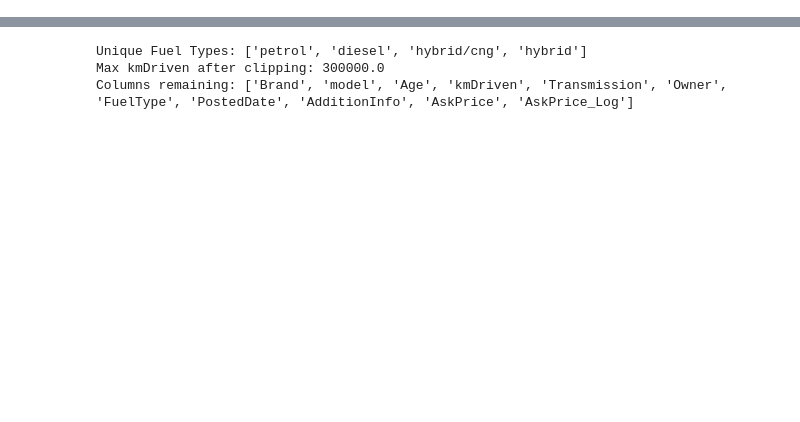
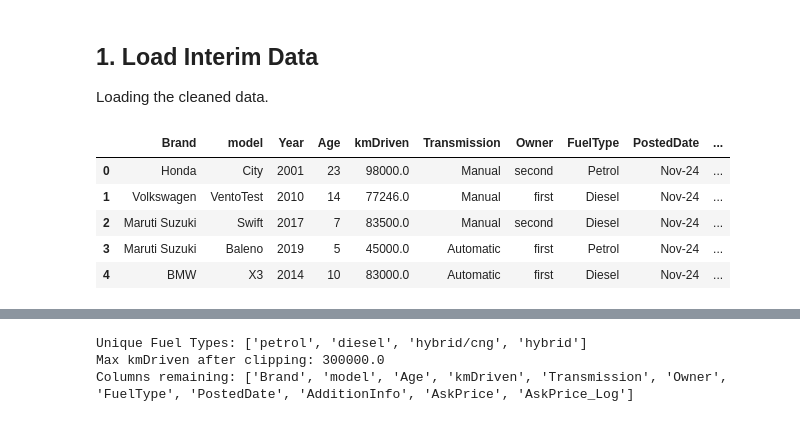
Before and after one commit to dipjyotisarma-dev/used-cars-price-prediction, a Jupyter notebook: notebooks/04_feature_engineering.ipynb, the cells around one changed output, grey strips where cells are left out. Cells and saved outputs as stored; diff of their text form; code cells hidden in the pictures; blank space fills up the shorter version.

```diff
--- a/notebooks/04_feature_engineering.ipynb
+++ b/notebooks/04_feature_engineering.ipynb
@@ -0,0 +20,13 @@
+# %% [markdown]
+## 1. Load Interim Data
+Loading the cleaned data.
+# %%
+df = pd.read_csv('../data/interim/used_cars_cleaned.csv')
+display(df.head())
+# %% [output]
+|  | Brand | model | Year | Age | kmDriven | Transmission | Owner | FuelType | PostedDate | ... |
+| 0 | Honda | City | 2001 | 23 | 98000.0 | Manual | second | Petrol | Nov-24 | ... |
+| 1 | Volkswagen | VentoTest | 2010 | 14 | 77246.0 | Manual | first | Diesel | Nov-24 | ... |
+| 2 | Maruti Suzuki | Swift | 2017 | 7 | 83500.0 | Manual | second | Diesel | Nov-24 | ... |
+| 3 | Maruti Suzuki | Baleno | 2019 | 5 | 45000.0 | Automatic | first | Petrol | Nov-24 | ... |
+| 4 | BMW | X3 | 2014 | 10 | 83000.0 | Automatic | first | Diesel | Nov-24 | ... |
```
Also changed, not shown: parts of 7 cells of this notebook.
